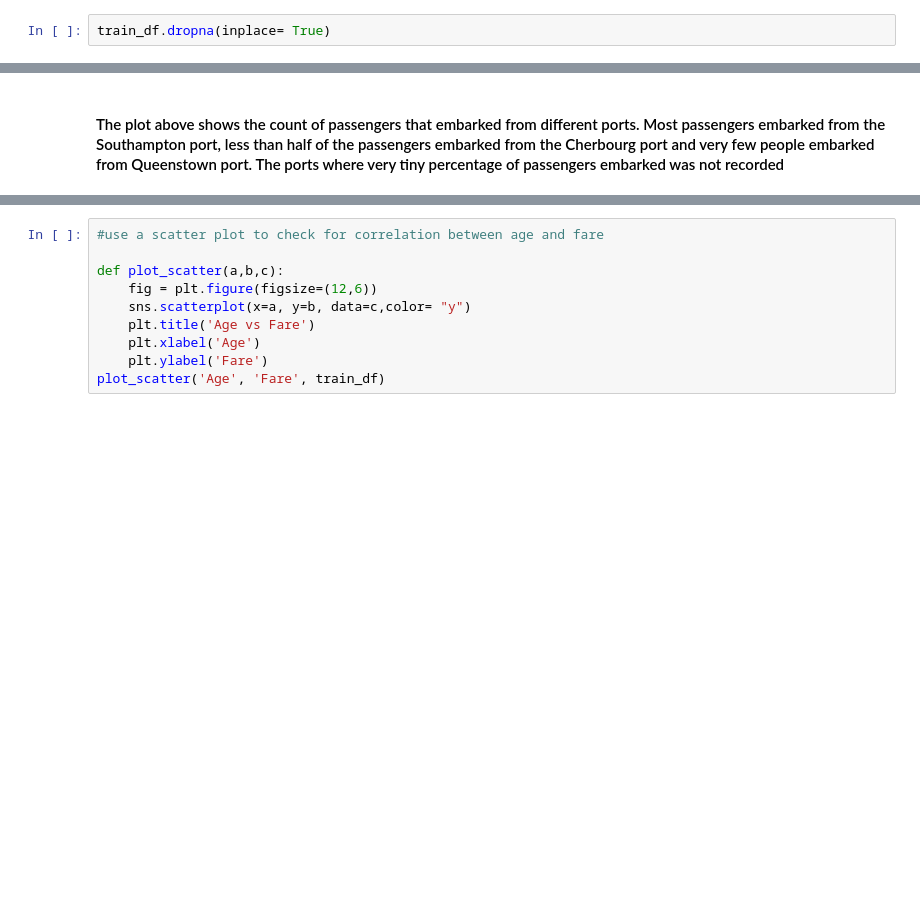
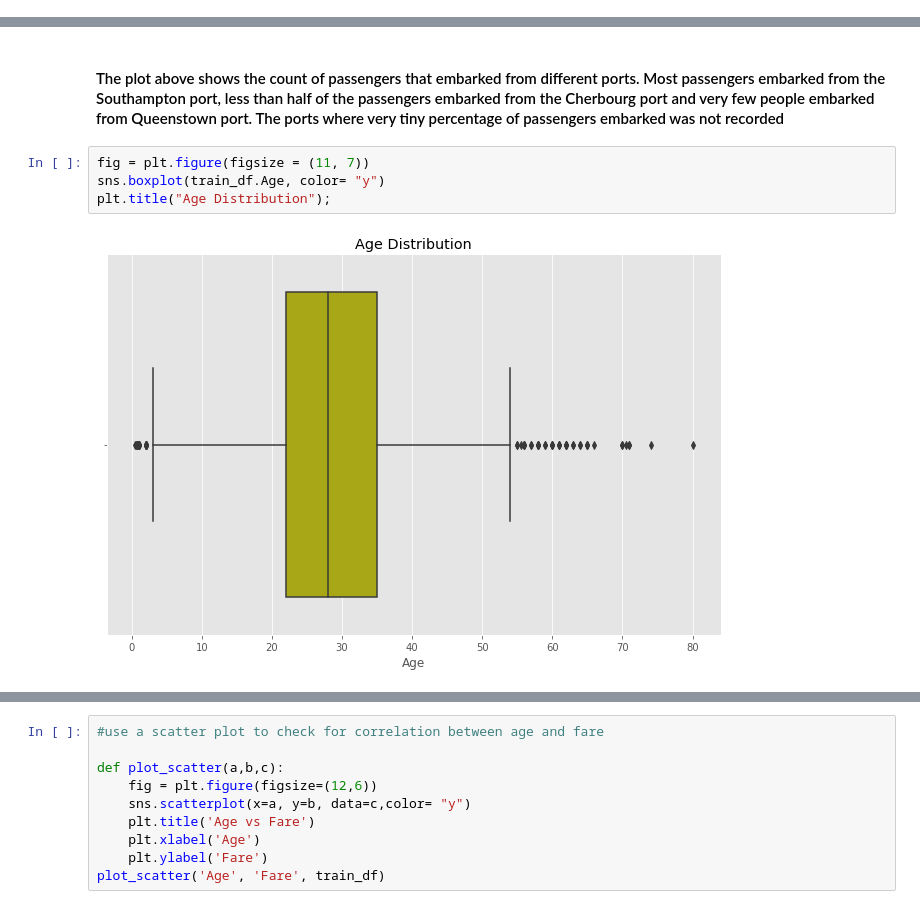
Before and after one commit to Bernice-Akinwande/Kaggle-BIPOC-Mentorship-project, a Jupyter notebook: Titanic Data Analysis .ipynb, the cells around one changed output, grey strips where cells are left out. Cells and saved outputs as stored; diff of their text form; blank space fills up the shorter version.

```diff
--- a/Titanic Data Analysis .ipynb
+++ b/Titanic Data Analysis .ipynb
@@ -150,5 +152,3 @@ Embarked       0
 dtype: int64
 # %% [markdown]
 #### To confirm if the missing values have been fixed, they have been fixed.
-# %%
-train_df.dropna(inplace= True)
@@ -213,3 +218,9 @@ plt.title('Count Of People That Embarked on Different Ports');
 [figure]
 # %% [markdown]
 #### The plot above shows the count of passengers that embarked from different ports. Most passengers embarked from the Southampton port, less than half of the passengers embarked from the Cherbourg port and very few people embarked from Queenstown port. The ports where very tiny percentage of passengers embarked was not recorded
+# %%
+fig = plt.figure(figsize = (11, 7))
+sns.boxplot(train_df.Age, color= "y")
+plt.title("Age Distribution");
+# %% [output]
+[figure, added]
```
Also changed, not shown: parts of 65 cells of this notebook.
